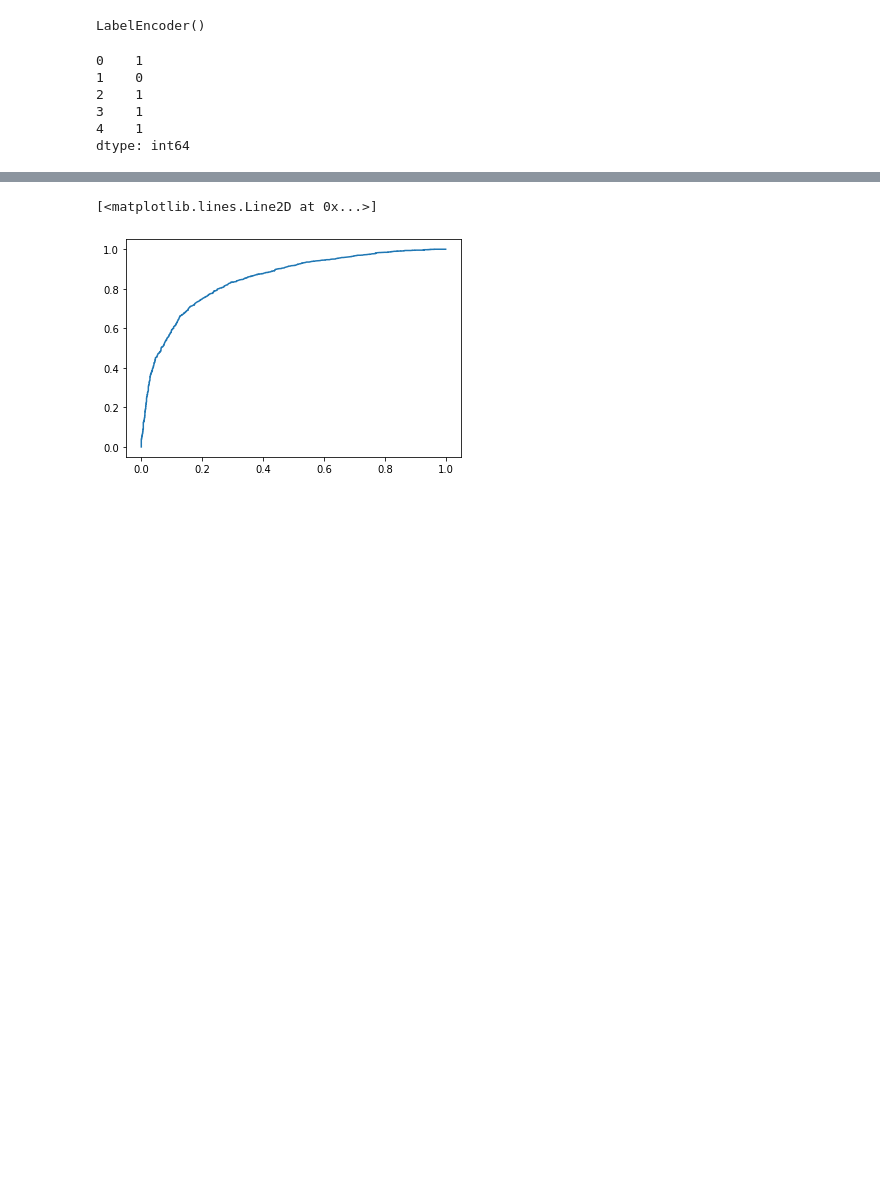
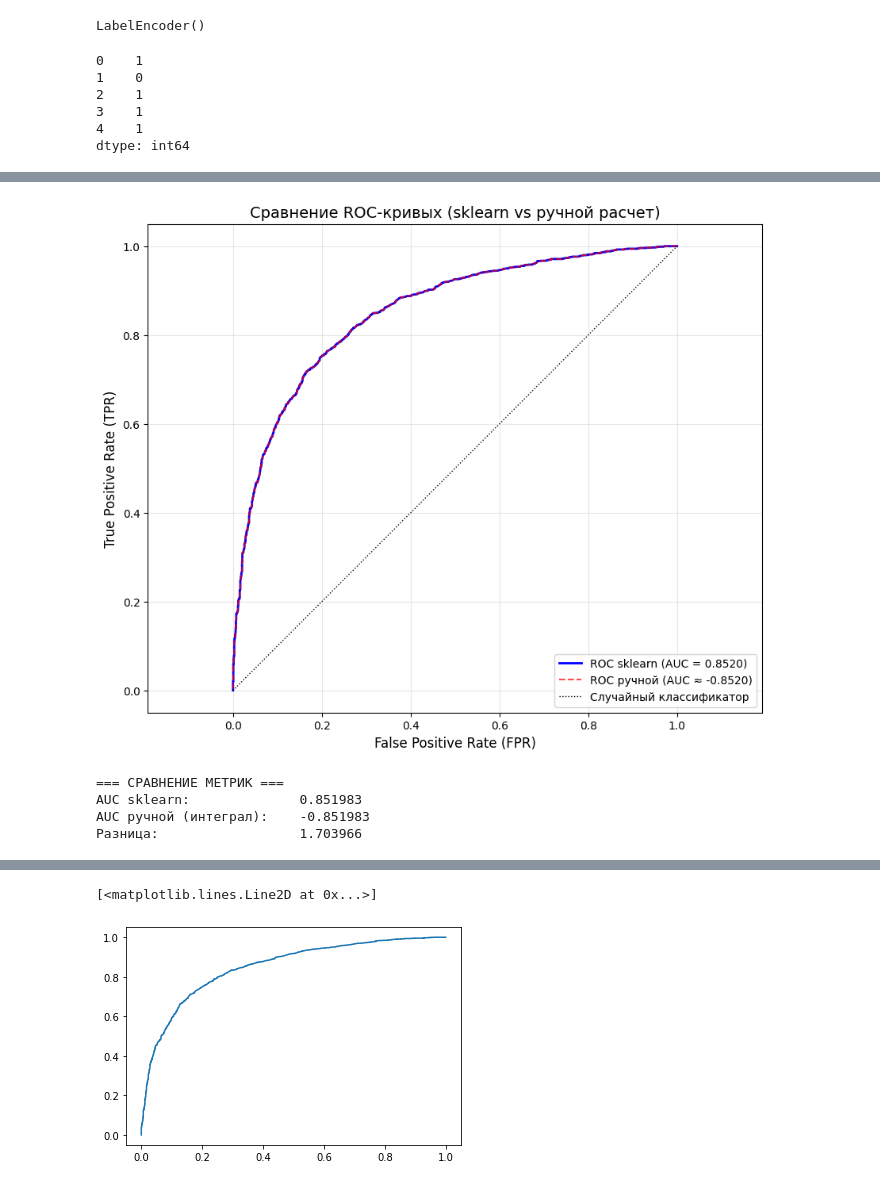
Before and after one commit to millana4/machine_learning_netology, a Jupyter notebook: part1_features_models/hw3_metrics/athletes_classifier.ipynb, the cells around one changed output, grey strips where cells are left out. Saved outputs shown, nothing was run; the diff lists cells and outputs as text; code cells hidden in the pictures; blank space fills up the shorter version.

```diff
--- a/part1_features_models/hw3_metrics/athletes_classifier.ipynb
+++ b/part1_features_models/hw3_metrics/athletes_classifier.ipynb
@@ -149,0 +273,32 @@ LogisticRegression(C=1.0, class_weight=None, dual=False, fit_intercept=True,
+# %%
+plt.figure(figsize=(10, 8))
+
+# ROC-кривая из sklearn (из п.3)
+plt.plot(fpr, tpr, 'b-', linewidth=2, label=f'ROC sklearn (AUC = {roc_auc_score(y_test, y_pred_prob):.4f})')
+
+# ROC-кривая из ручного расчета (из п.6)
+# Используем trapezoid вместо trapz (современный метод)
+auc_manual = np.trapezoid(tpr_manual, fpr_manual)
+plt.plot(fpr_manual, tpr_manual, 'r--', linewidth=1.5, alpha=0.7, label=f'ROC ручной (AUC ≈ {auc_manual:.4f})')
+
+# Случайный классификатор
+plt.plot([0, 1], [0, 1], 'k:', linewidth=1, label='Случайный классификатор')
+
+plt.xlabel('False Positive Rate (FPR)', fontsize=12)
+plt.ylabel('True Positive Rate (TPR)', fontsize=12)
+plt.title('Сравнение ROC-кривых (sklearn vs ручной расчет)', fontsize=14)
+plt.legend(loc='lower right')
+plt.grid(True, alpha=0.3)
+plt.axis('equal')
+plt.show()
+
+print("\n=== СРАВНЕНИЕ МЕТРИК ===")
+print(f"AUC sklearn:              {roc_auc_score(y_test, y_pred_prob):.6f}")
+print(f"AUC ручной (интеграл):    {auc_manual:.6f}")
+print(f"Разница:                  {abs(roc_auc_score(y_test, y_pred_prob) - auc_manual):.6f}")
+# %% [output]
+[figure, added]
+=== СРАВНЕНИЕ МЕТРИК ===
+AUC sklearn:              0.851983
+AUC ручной (интеграл):    -0.851983
+Разница:                  1.703966
```
Also changed, not shown: parts of 10 cells of this notebook, 3 other files.
